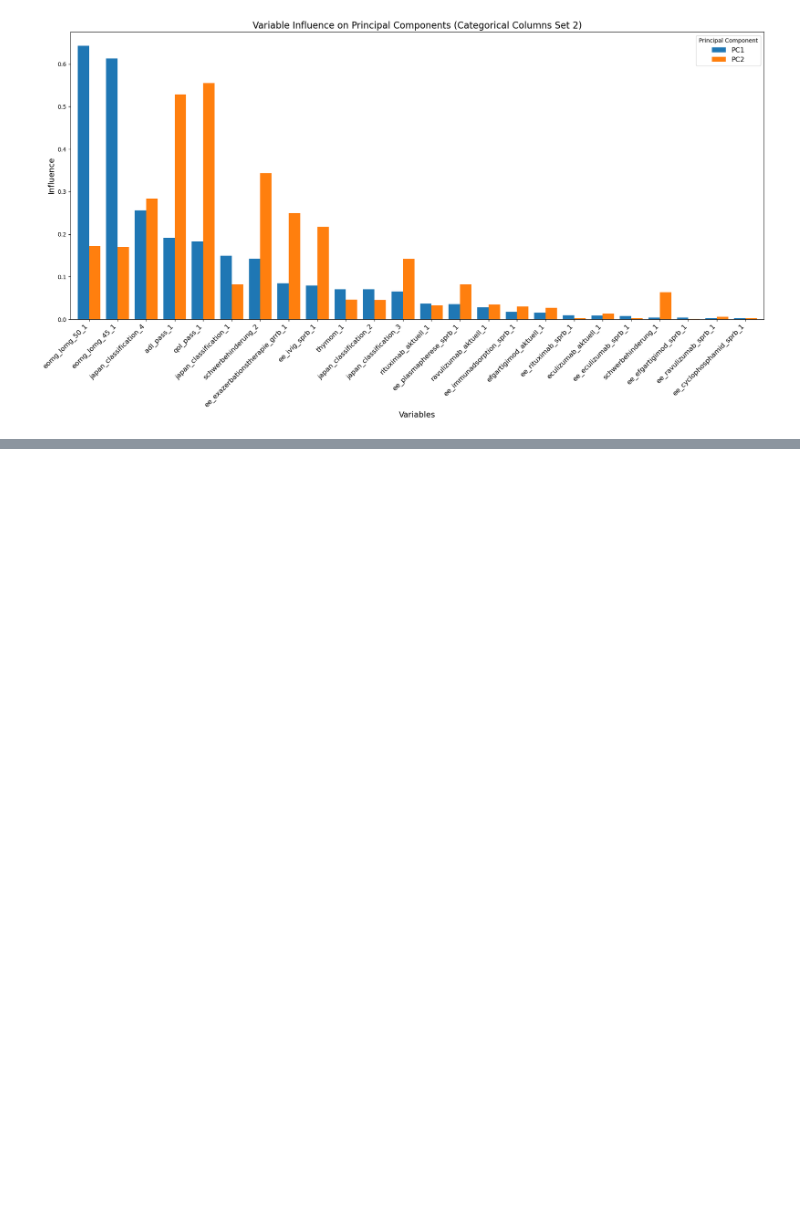
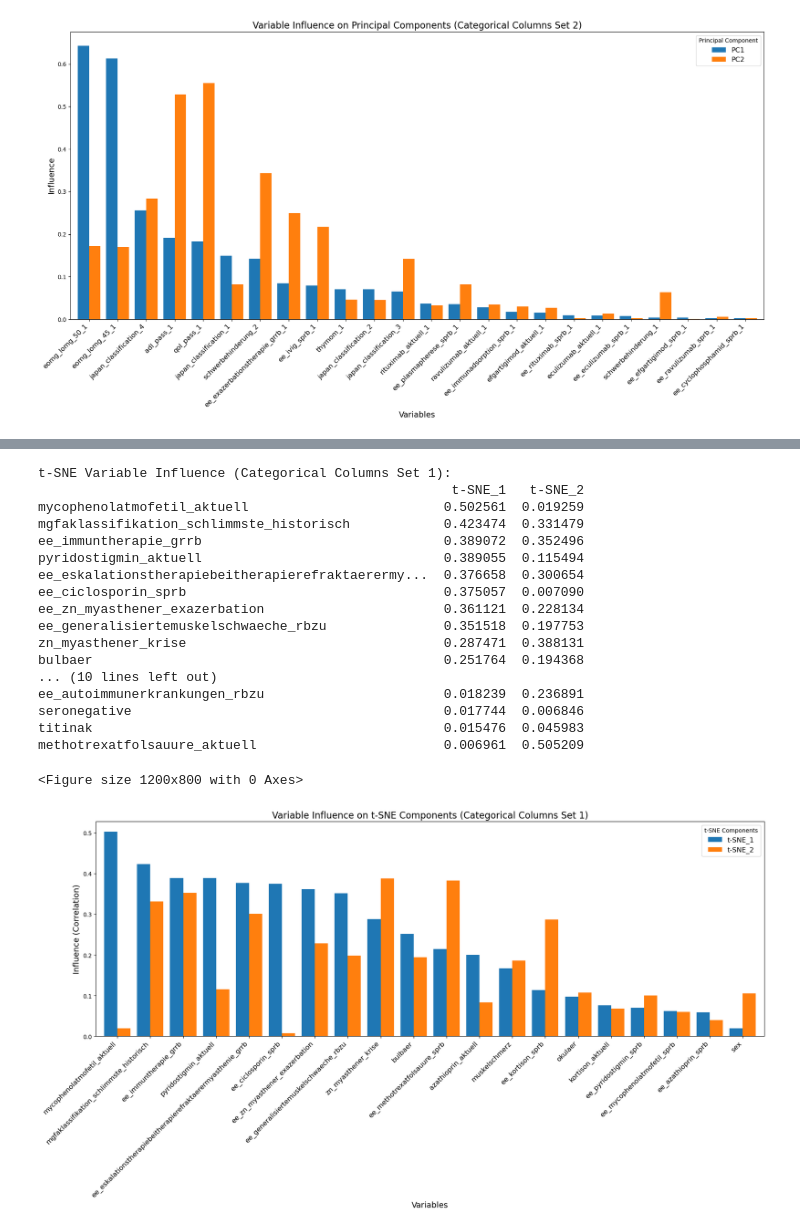
Before and after one commit to mlekhon/seronegative_gender, a Jupyter notebook: Clustering/Clustering.ipynb, the cells around one changed output, grey strips where cells are left out. Cells and saved outputs as stored; diff of their text form; code cells hidden in the pictures; blank space fills up the shorter version.

```diff
--- a/Clustering/Clustering.ipynb
+++ b/Clustering/Clustering.ipynb
@@ -394,0 +474,23 @@ ee_cyclophosphamid_sprb_1        0.002687  0.003200
+# %%
+# Apply to categorical columns set 1 using t-SNE
+perform_clustering_and_plot(df_clustering, categorical_columns1, 't-SNE', "Categorical Columns Set 1")
+# %% [output]
+t-SNE Variable Influence (Categorical Columns Set 1):
+                                                     t-SNE_1   t-SNE_2
+mycophenolatmofetil_aktuell                         0.502561  0.019259
+mgfaklassifikation_schlimmste_historisch            0.423474  0.331479
+ee_immuntherapie_grrb                               0.389072  0.352496
+pyridostigmin_aktuell                               0.389055  0.115494
+ee_eskalationstherapiebeitherapierefraktaerermy...  0.376658  0.300654
+ee_ciclosporin_sprb                                 0.375057  0.007090
+ee_zn_myasthener_exazerbation                       0.361121  0.228134
+ee_generalisiertemuskelschwaeche_rbzu               0.351518  0.197753
+zn_myasthener_krise                                 0.287471  0.388131
+bulbaer                                             0.251764  0.194368
+... (10 lines left out)
+ee_autoimmunerkrankungen_rbzu                       0.018239  0.236891
+seronegative                                        0.017744  0.006846
+titinak                                             0.015476  0.045983
+methotrexatfolsauure_aktuell                        0.006961  0.505209
+<Figure size 1200x800 with 0 Axes>
+[figure, added]
```
Also changed, not shown: parts of 6 cells of this notebook.
